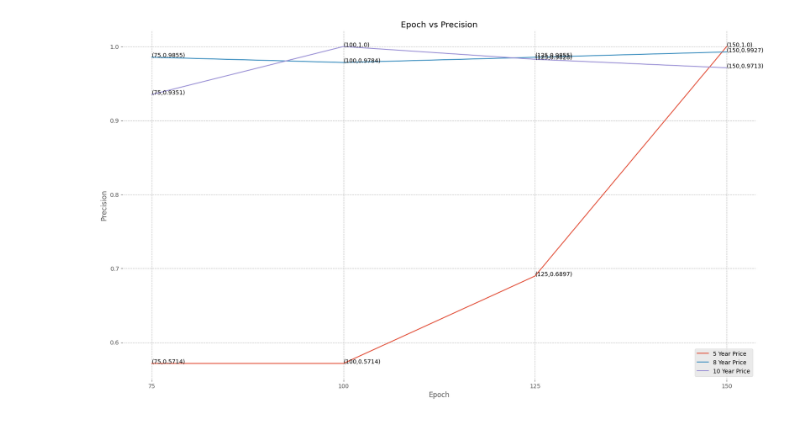
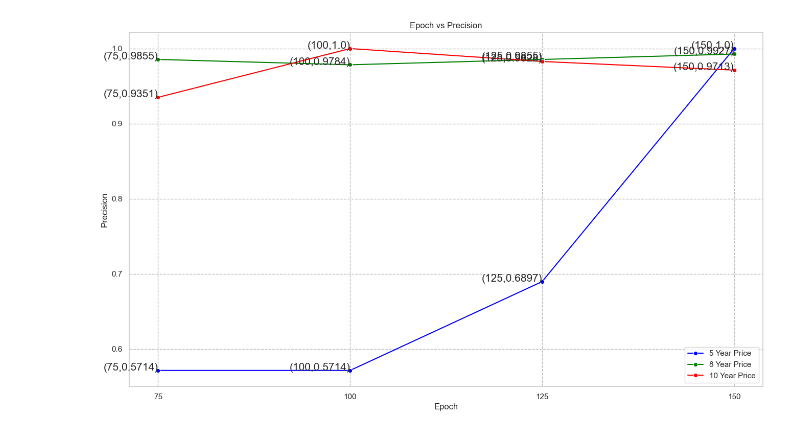
Before and after one commit to gamecoder08/Stock-predictor-models, a Jupyter notebook: Performance metrics/Performance_metrics_plot_close.ipynb, the cells around one changed output. Drawn from its saved outputs; the diff is of its cells as text; code cells hidden in the pictures.

```diff
--- a/Performance metrics/Performance_metrics_plot_close.ipynb
+++ b/Performance metrics/Performance_metrics_plot_close.ipynb
@@ -1,43 +1,45 @@
 # %%
+import seaborn as sns
 import matplotlib.pyplot as plt
 import numpy as np
 
+# Set Seaborn theme for the plot
+sns.set_theme(style="whitegrid")
 
-fig = plt.figure(figsize=(16,9))
-fig.patch.set_facecolor('#ffffff')
+# Data
+epoch = [75, 100, 125, 150]
+precision_5 = [0.5714, 0.5714, 0.6897, 1.0]
+precision_8 = [0.9855, 0.9784, 0.9855, 0.9927]
+precision_10 = [0.9351, 1.0, 0.9828, 0.9713]
 
-ax=plt.axes()
+# Plot setup
+fig, ax = plt.subplots(figsize=(16, 9))
 ax.set_facecolor('#ffffff')
 
-plt.grid(True,linestyle='--',color='#BDBDBD')
-plt.tight_layout()
+# Plot each line with Seaborn
+sns.lineplot(x=epoch, y=precision_5, label='5 Year Price', marker="o", color="blue", ax=ax)
+sns.lineplot(x=epoch, y=precision_8, label='8 Year Price', marker="o", color="green", ax=ax)
+sns.lineplot(x=epoch, y=precision_10, label='10 Year Price', marker="o", color="red", ax=ax)
 
-epoch=[75,100,125,150]
-precision_5=[0.5714285714285714 ,0.5714245714285714 , 0.6896551724137931 , 1.0 ]
-precision_8=[0.9855072463768116 ,0.9784172661870504 ,0.9855072463768116 ,0.9927007299270073 ]
-precision_10=[0.9351351351351351 ,1.0, 0.9827586206896551 ,0.9712643678160919  ]
-plt.plot(epoch, precision_5, label='5 Year Price')
-plt.plot(epoch, precision_8,label='8 Year Price')
-plt.plot(epoch, precision_10,label='10 Year Price')
-
-plt.legend()
+# Customize plot appearance
+plt.grid(True, linestyle='--', color='#BDBDBD')
+plt.xticks(ticks=[75, 100, 125, 150])
 plt.xlabel('Epoch')
 plt.ylabel('Precision')
 plt.title('Epoch vs Precision')
 
-for x,y in zip(epoch, np.round(precision_5,4)):
-    plt.text(x, y, f'({x},{y})')
+# Add annotations for each point
+for x, y in zip(epoch, np.round(precision_5, 4)):
+    plt.text(x, y, f'({x},{y})', ha='right', fontsize=15)
 
-for m,n in zip(epoch, np.round(precision_8,4)):
-    plt.text(m, n, f'({m},{n})')
+for m, n in zip(epoch, np.round(precision_8, 4)):
+    plt.text(m, n, f'({m},{n})', ha='right', fontsize=15)
 
-for p,q in zip(epoch, np.round(precision_10,4)):
-    plt.text(p, q, f'({p},{q})')
+for p, q in zip(epoch, np.round(precision_10, 4)):
+    plt.text(p, q, f'({p},{q})', ha='right',fontsize=15)
 
-plt.xticks(ticks=[75,100,125,150]) # set the xticks to be 50, 100, 125, 150
-
+plt.legend()
 plt.show()
-plt.style.use('ggplot')
 # %% [output]
-[figure, old version]
+[figure, new version]
 # %%
```
Also changed, not shown: parts of 2 cells of this notebook.
